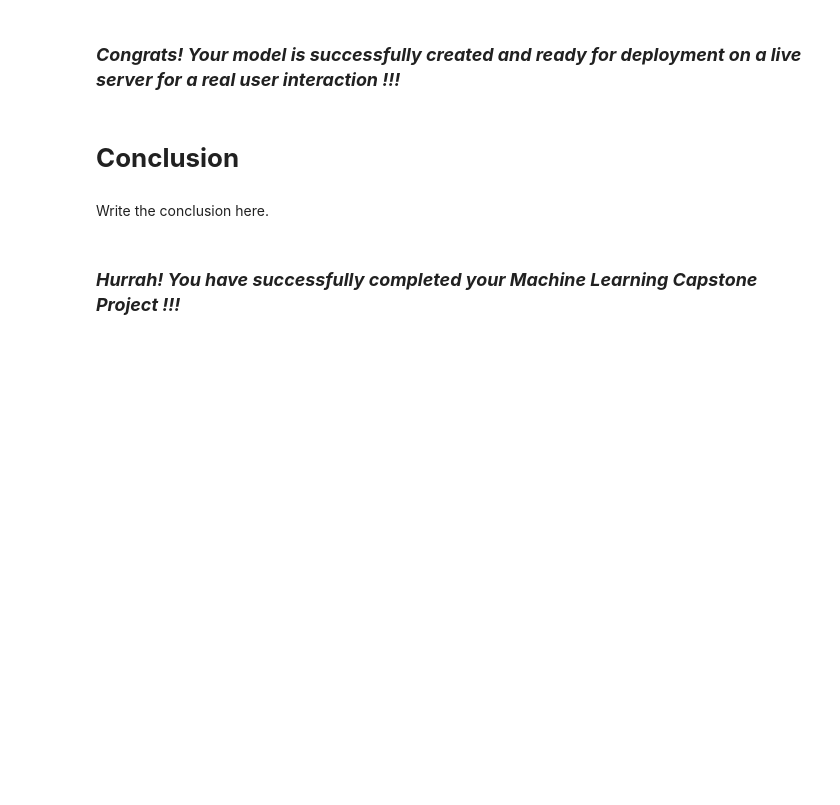
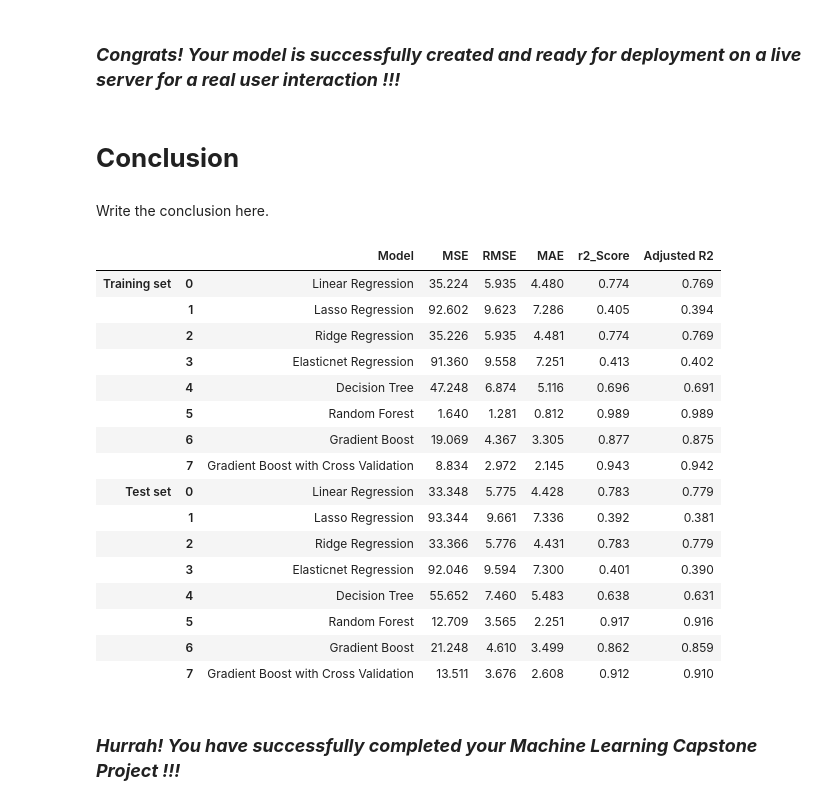
Before and after one commit to Rooban-Jeyasundar/ML_Regression_Project, a Jupyter notebook: ML_Regression_Project.ipynb, the cells around one changed output. Drawn from its saved outputs; the diff is of its cells as text; code cells hidden in the pictures; blank space fills up the shorter version.

```diff
--- a/ML_Regression_Project.ipynb
+++ b/ML_Regression_Project.ipynb
@@ -2116,0 +2018,10 @@ plt.show()
+# %%
+#Storing the metric values in a dataframe
+dict1 = {'Model' : 'Gradient Boost with Cross Validation',
+         'MSE' : round(MSE,3),
+         'RMSE' : round(RMSE,3),
+         'MAE' : round(MAE,3),
+         'r2_Score' : round(R2,3),
+         'Adjusted R2' : round(adjusted_r2_score,3)
+}
+training_df = training_df.append(dict1,ignore_index=True)
@@ -2116,0 +2054,10 @@ plt.show()
+# %%
+#Storing the metric values in a dataframe
+dict2 = {'Model' : 'Gradient Boost with Cross Validation',
+         'MSE' : round(MSE,3),
+         'RMSE' : round(RMSE,3),
+         'MAE' : round(MAE,3),
+         'r2_Score' : round(R2,3),
+         'Adjusted R2' : round(adjusted_r2_score,3)
+}
+test_df = test_df.append(dict2,ignore_index=True)
@@ -2130,5 +2096,27 @@ plt.show()
 # **Conclusion**
 # %% [markdown]
 Write the conclusion here.
+# %%
+#Viewing the entire evaluation metrics of all models
+conclusion = pd.concat([training_df,test_df],keys=['Training set','Test set'])
+conclusion
+# %% [output]
+|  |  | Model | MSE | RMSE | MAE | r2_Score | Adjusted R2 |
+| Training set | 0 | Linear Regression | 35.224 | 5.935 | 4.480 | 0.774 | 0.769 |
+|  | 1 | Lasso Regression | 92.602 | 9.623 | 7.286 | 0.405 | 0.394 |
+|  | 2 | Ridge Regression | 35.226 | 5.935 | 4.481 | 0.774 | 0.769 |
+|  | 3 | Elasticnet Regression | 91.360 | 9.558 | 7.251 | 0.413 | 0.402 |
+|  | 4 | Decision Tree | 47.248 | 6.874 | 5.116 | 0.696 | 0.691 |
+|  | 5 | Random Forest | 1.640 | 1.281 | 0.812 | 0.989 | 0.989 |
+|  | 6 | Gradient Boost | 19.069 | 4.367 | 3.305 | 0.877 | 0.875 |
+|  | 7 | Gradient Boost with Cross Validation | 8.834 | 2.972 | 2.145 | 0.943 | 0.942 |
+| Test set | 0 | Linear Regression | 33.348 | 5.775 | 4.428 | 0.783 | 0.779 |
+|  | 1 | Lasso Regression | 93.344 | 9.661 | 7.336 | 0.392 | 0.381 |
+|  | 2 | Ridge Regression | 33.366 | 5.776 | 4.431 | 0.783 | 0.779 |
+|  | 3 | Elasticnet Regression | 92.046 | 9.594 | 7.300 | 0.401 | 0.390 |
+|  | 4 | Decision Tree | 55.652 | 7.460 | 5.483 | 0.638 | 0.631 |
+|  | 5 | Random Forest | 12.709 | 3.565 | 2.251 | 0.917 | 0.916 |
+|  | 6 | Gradient Boost | 21.248 | 4.610 | 3.499 | 0.862 | 0.859 |
+|  | 7 | Gradient Boost with Cross Validation | 13.511 | 3.676 | 2.608 | 0.912 | 0.910 |
 # %% [markdown]
 ### ***Hurrah! You have successfully completed your Machine Learning Capstone Project !!!***
```
Also changed, not shown: parts of 159 cells of this notebook.
